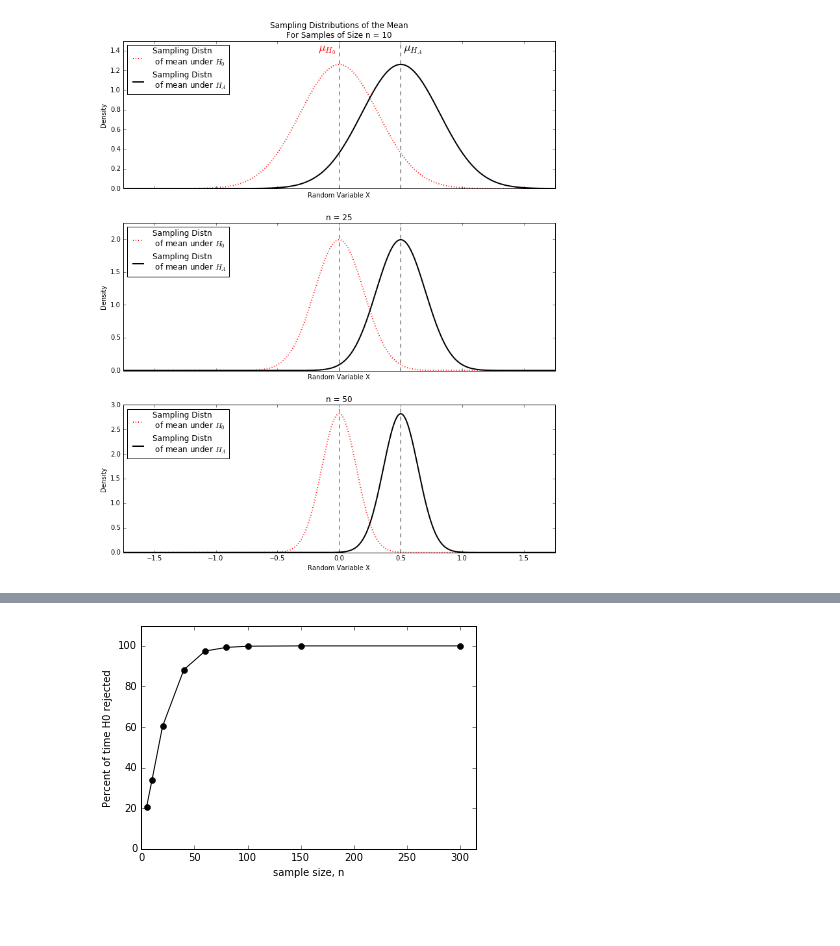
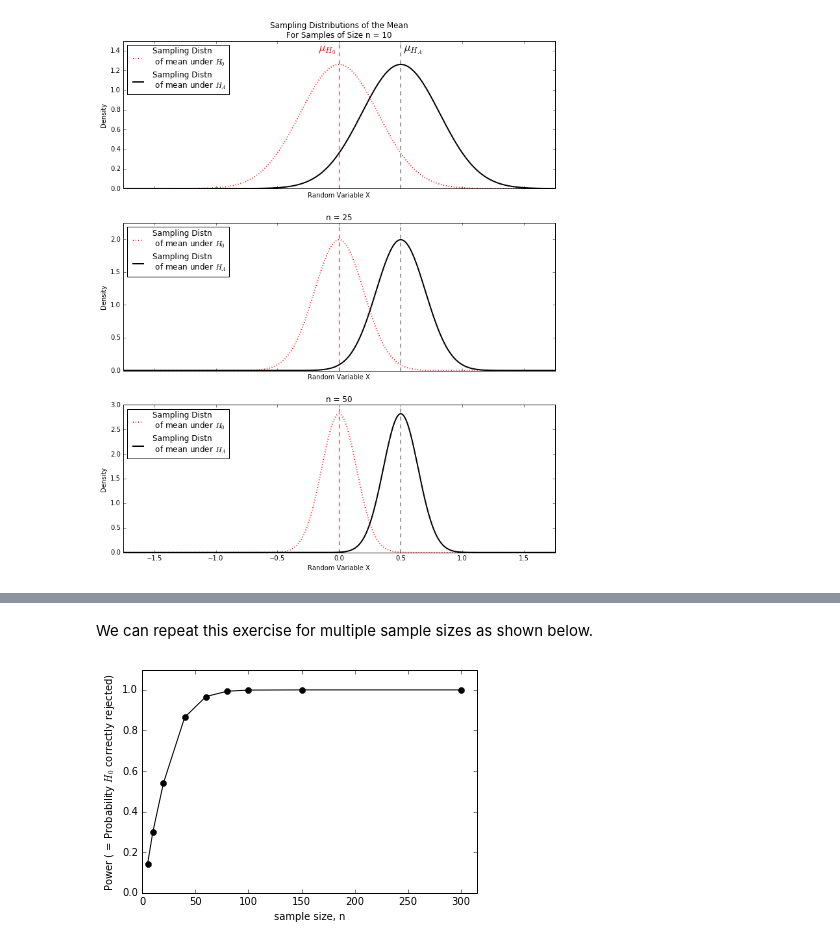
Before and after one commit to Bio204-class/bio204-notebooks, a Jupyter notebook: inclass-2016-03-09-Introduction-to-Statistical-Power.ipynb, the cells around one changed output, grey strips where cells are left out. Saved outputs shown, nothing was run; the diff lists cells and outputs as text; code cells hidden in the pictures; blank space fills up the shorter version.

```diff
--- a/inclass-2016-03-09-Introduction-to-Statistical-Power.ipynb
+++ b/inclass-2016-03-09-Introduction-to-Statistical-Power.ipynb
@@ -387,37 +359,41 @@ and hence, the percent of simulations where we correctly rejected H0 is: 95.3
+# %% [markdown]
+We can repeat this exercise for multiple sample sizes as shown below.
 # %%
 mu_null = 0
 mu_alt = 0.5
 sigma = 1
 
 nsims = 2000
 sizes = [5, 10, 20, 40, 60, 80, 100, 150, 300]
 
 alpha = 0.05
 SEs = [sigma/np.sqrt(i) for i in sizes]
-left_cutoffs = [mu_null + stats.norm.ppf(alpha/2, loc=mu_null, scale=i)
-               for i in SEs]
-right_cutoffs = [mu_null + stats.norm.ppf((1-alpha/2), loc=mu_null, scale=i)
-               for i in SEs]
+left_cutoffs = [mu_null + stats.t.ppf(alpha/2, df=i-1, loc=mu_null, scale=j)
+               for (i,j) in zip(sizes, SEs)]
+right_cutoffs = [mu_null + stats.t.ppf((1-alpha/2), df=i-1, loc=mu_null, scale=j)
+               for (i,j) in zip(sizes,SEs)]
 
 dist_alt = stats.norm(loc=mu_alt, scale=sigma)
 samples = [dist_alt.rvs(size=(i, nsims)) for i in sizes]
-sample_means = [np.mean(i, axis=0) for i in samples]
+sample_means = np.asarray([np.mean(i, axis=0) for i in samples])
+sample_stds = np.asarray([np.std(i, ddof=1, axis=0) for i in samples])
+sample_zs = (sample_means-mu_null)/sample_stds
 
 failed_to_reject_H0 = [np.logical_and(i > left, i < right) for (i, left, right)
-                       in zip(sample_means, left_cutoffs, right_cutoffs)]
+                       in zip(sample_zs, left_cutoffs, right_cutoffs)]
 
 frac_failed_to_reject_H0 = [np.count_nonzero(i)/nsims for i in failed_to_reject_H0]
 
-correctly_rejected_H0 = [(1-i)*100 for i in frac_failed_to_reject_H0]
+correctly_rejected_H0 = [(1-i) for i in frac_failed_to_reject_H0]
 
 fig, ax = plt.subplots(figsize=(6,4))
 ax.plot(sizes, correctly_rejected_H0, marker='o', color='black')
 ax.set_xlabel("sample size, n")
-ax.set_ylabel("Percent of time H0 rejected")
-ax.set_ylim(0,110)
+ax.set_ylabel("Power ( = Probability $H_0$ correctly rejected)")
+ax.set_ylim(0,1.1)
 ax.set_xlim(0, max(sizes)*1.05)
 
 #fig.savefig('fig-powercurve-diff05.pdf')
 pass
 # %% [output]
-[figure, old version]
+[figure, new version]
```
Also changed, not shown: parts of 18 cells of this notebook.
